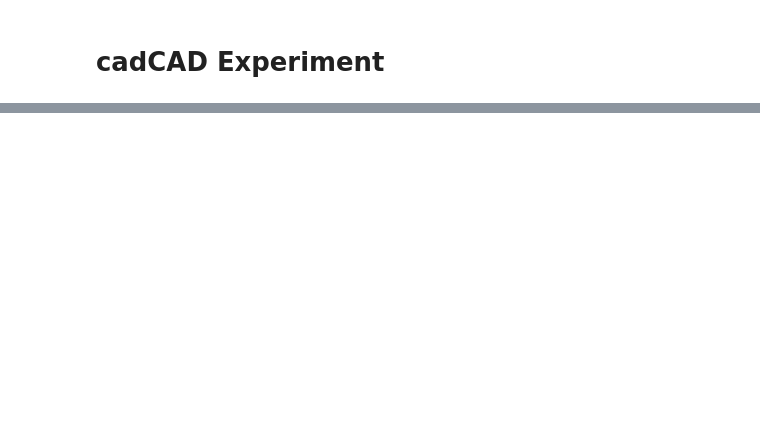
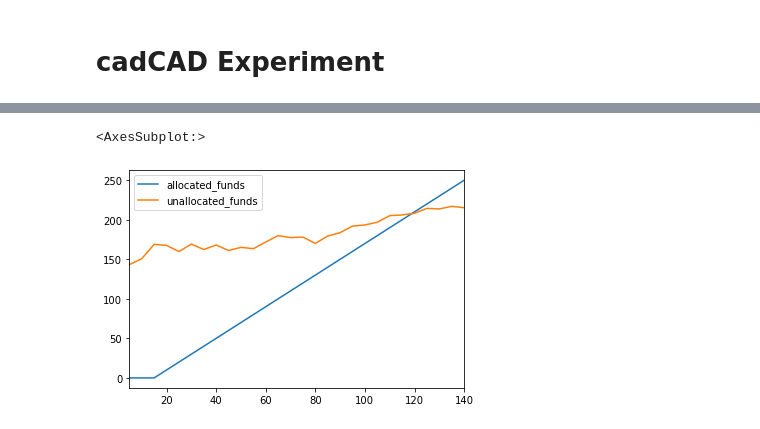
Before and after one commit to BlockScience/proposal-inverter, a Jupyter notebook: experiment.ipynb, the cells around one changed output, grey strips where cells are left out. Drawn from its saved outputs; the diff is of its cells as text; code cells hidden in the pictures; blank space fills up the shorter version.

```diff
--- a/experiment.ipynb
+++ b/experiment.ipynb
@@ -26,0 +27,5 @@ SimIDs   : [0]
+# %%
+df[['allocated_funds', 'unallocated_funds']].plot()
+# %% [output]
+<AxesSubplot:>
+[figure, added]
```
Also changed, not shown: parts of 3 cells of this notebook, 6 other files.
